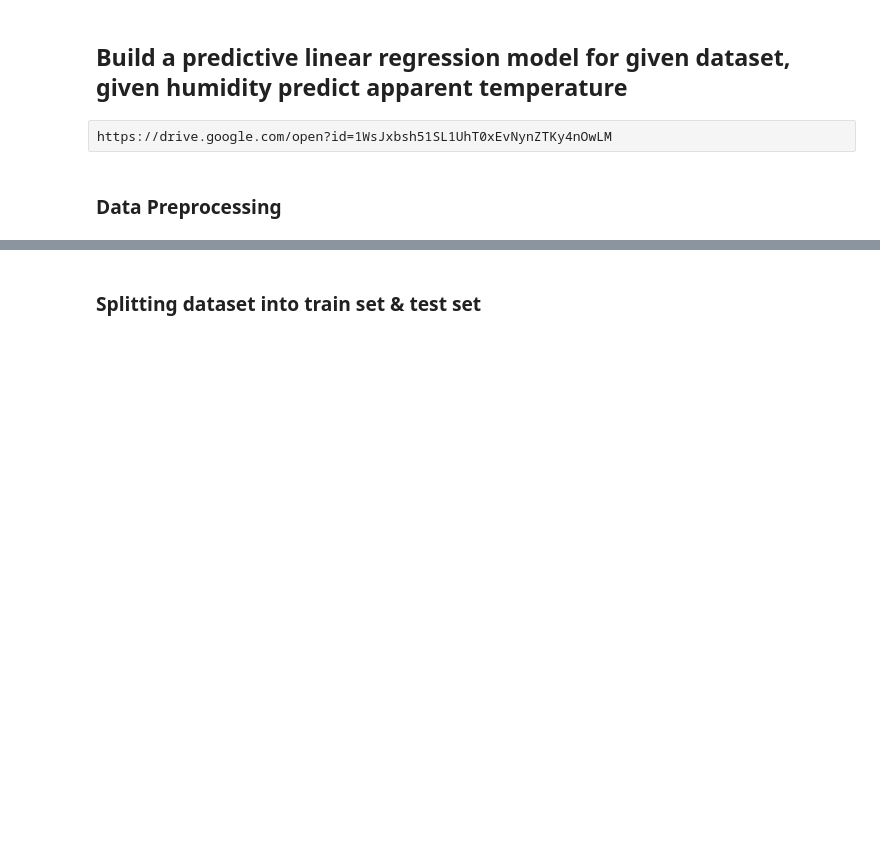
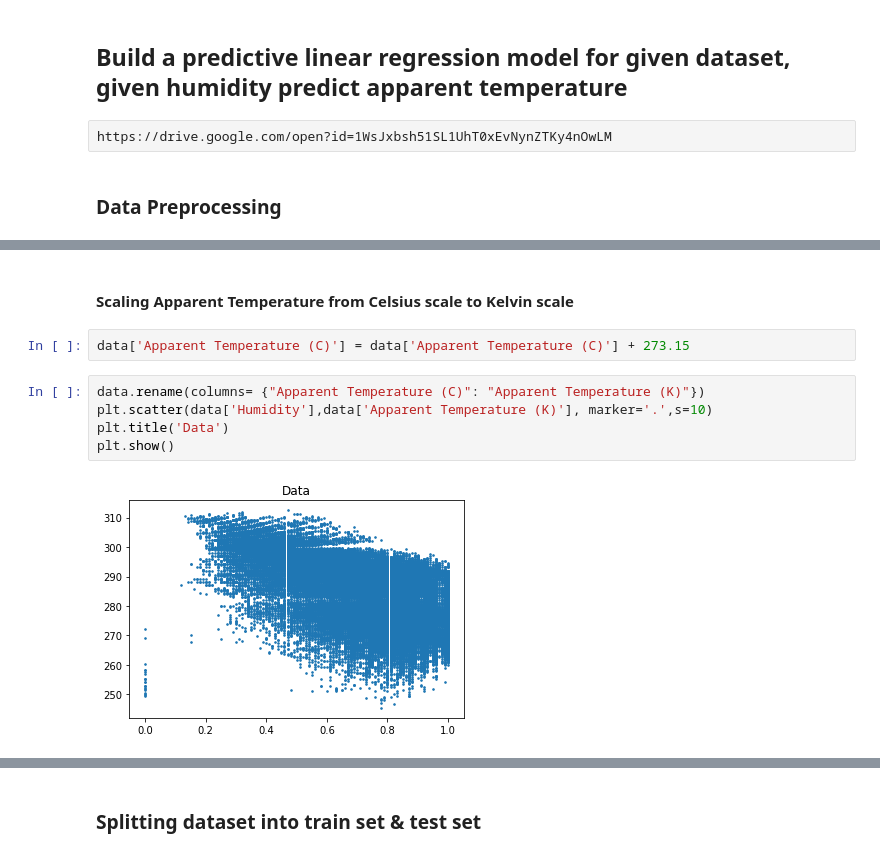
Before and after one commit to vaibhavyesalwad/Machine-Learning-from-scratch, a Jupyter notebook: Regression/02_PredictTemperature.ipynb, the cells around one changed output, grey strips where cells are left out. Drawn from its saved outputs; the diff is of its cells as text; blank space fills up the shorter version.

```diff
--- a/Regression/02_PredictTemperature.ipynb
+++ b/Regression/02_PredictTemperature.ipynb
@@ -52,0 +38,11 @@ plt.show()
+# %% [markdown]
+#### Scaling Apparent Temperature from Celsius scale to Kelvin scale
+# %%
+data['Apparent Temperature (C)'] = data['Apparent Temperature (C)'] + 273.15
+# %%
+data.rename(columns= {"Apparent Temperature (C)": "Apparent Temperature (K)"})
+plt.scatter(data['Humidity'],data['Apparent Temperature (K)'], marker='.',s=10)
+plt.title('Data')
+plt.show()
+# %% [output]
+[figure, added]
```
Also changed, not shown: parts of 19 cells of this notebook.
